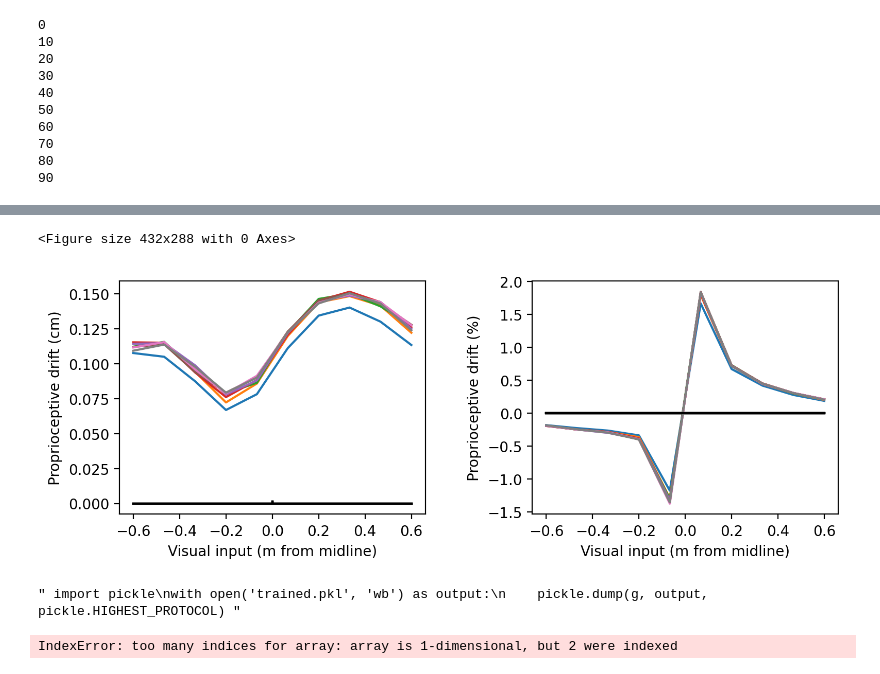
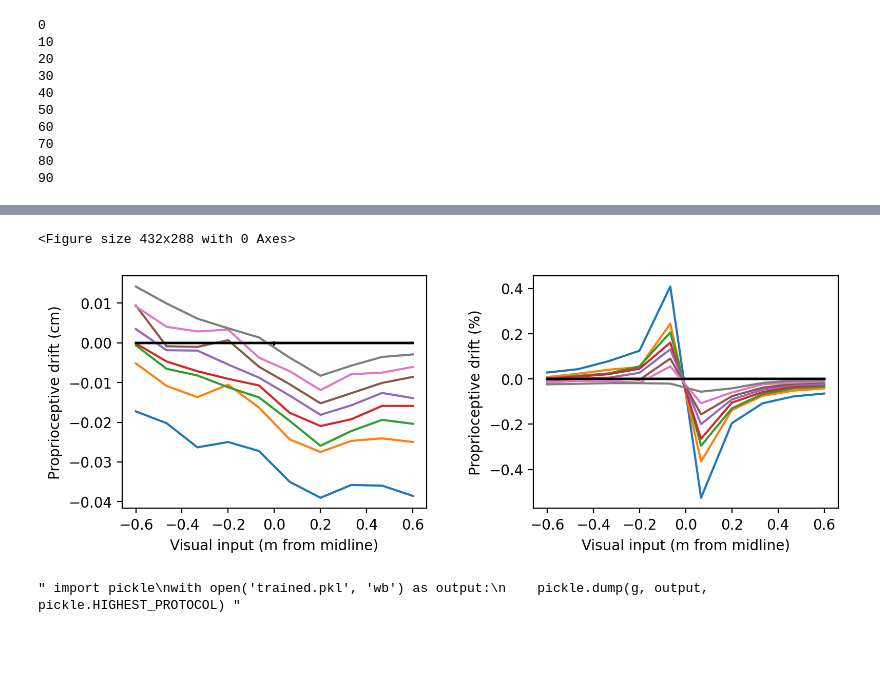
Before and after one commit to renatoparedes/SCZ_RHI_RBM, a Jupyter notebook: Dev/Fig3_gen.ipynb, the cells around one changed output, grey strips where cells are left out. Cells and saved outputs as stored; diff of their text form; code cells hidden in the pictures; blank space fills up the shorter version.

```diff
--- a/Dev/Fig3_gen.ipynb
+++ b/Dev/Fig3_gen.ipynb
@@ -207,46 +207,42 @@ for ts in np.arange(np.size(tStrengths)):
         touchedH[:,p]=np.nanmean(rHs[:,cols],1)
         touchedBc[:,p]=np.mean(rBcs[:,cols],1)
         hCurr=rHs[:,cols]
 
         for i in np.arange(np.shape(hCurr)[1]):
             w=np.flipud(np.rot90(np.reshape(hCurr[:,i],g.NeuronInfo[1].n)))
             barX=np.sum(np.multiply(w,wx))/np.sum(w.ravel(order='F'))
             barY=np.sum(np.multiply(w,wy))/np.sum(w.ravel(order='F'))
-            tp[i,p]=barX
+            tp[i,p]=barX+1 # +1 to match index from Matlab.
 
     ax1=plt.subplot(121)
-    err=g.NeuronInfo[1].span[0]*np.nanstd(tp)/(g.NeuronInfo[1].n[0]*np.sqrt(np.shape(tp)[0]))
-    y=indToPos(np.array([np.nanmean(tp,axis=0),0*np.nanmean(tp,axis=0)]).T,g.NeuronInfo[1]) #double check the output of indToPos.
+    err=g.NeuronInfo[1].span[0]*np.nanstd(tp,axis=0)/(g.NeuronInfo[1].n[0]*np.sqrt(np.shape(tp)[0]))
+    y=indToPos(np.array([np.nanmean(tp,axis=0),0*np.nanmean(tp,axis=0)]).conj().T,g.NeuronInfo[1])
     y=y[:,0].conj().T
     maxPDs[ts]=np.max(y)
     ax1.plot(positions, 100*y) #, 'LineWidth',2,'color',colours(ts,:));
     ax1.plot(positions,np.zeros(np.shape(positions)),'k')    #'--','LineWidth',2,'color','k')
     ax1.plot([0,0],[np.min(y),np.max(y)],'k') #,'--','LineWidth',2,'color','k')
     ax1.set_xlabel('Visual input (m from midline)')
     ax1.set_ylabel('Proprioceptive drift (cm)')
 
     ax2=plt.subplot(122)
-    err=g.NeuronInfo[1].span[0]*np.nanstd(tp)/(g.NeuronInfo[1].n[0]*np.sqrt(np.shape(tp)[0]))
-    y=indToPos(np.array([np.nanmean(tp,axis=0),0*np.nanmean(tp,axis=0)]).T,g.NeuronInfo[1])
+    err=g.NeuronInfo[1].span[0]*np.nanstd(tp,axis=0)/(g.NeuronInfo[1].n[0]*np.sqrt(np.shape(tp)[0]))
+    y=indToPos(np.array([np.nanmean(tp,axis=0),0*np.nanmean(tp,axis=0)]).conj().T,g.NeuronInfo[1])
     y=y[:,0].conj().T
     ax2.plot(positions,100*y/positions) # ,'LineWidth',2,'color',colours(ts,:));
     ax2.plot(positions,np.zeros(np.shape(positions)),'k') #'--','LineWidth',2,'color','k')
     ax2.plot([0,0],[np.min(y),np.max(y)],'k') #'--','LineWidth',2,'color','k')
     ax2.set_xlabel('Visual input (m from midline)')
     ax2.set_ylabel('Proprioceptive drift (%)')
 
 fig.subplots_adjust(wspace=0.35)
 plt.show()
 # %% [output]
 <Figure size 432x288 with 0 Axes>
-[figure, old version]
+[figure, new version]
 # %%
 """ import pickle
 with open('trained.pkl', 'wb') as output:
     pickle.dump(g, output, pickle.HIGHEST_PROTOCOL) """
 # %% [output]
 " import pickle\nwith open('trained.pkl', 'wb') as output:\n    pickle.dump(g, output, pickle.HIGHEST_PROTOCOL) "
-# %%
-y[:,0].conj().T
-# %% [output]
-IndexError: too many indices for array: array is 1-dimensional, but 2 were indexed
```
Also changed, not shown: parts of 3 cells of this notebook, 3 other files.
